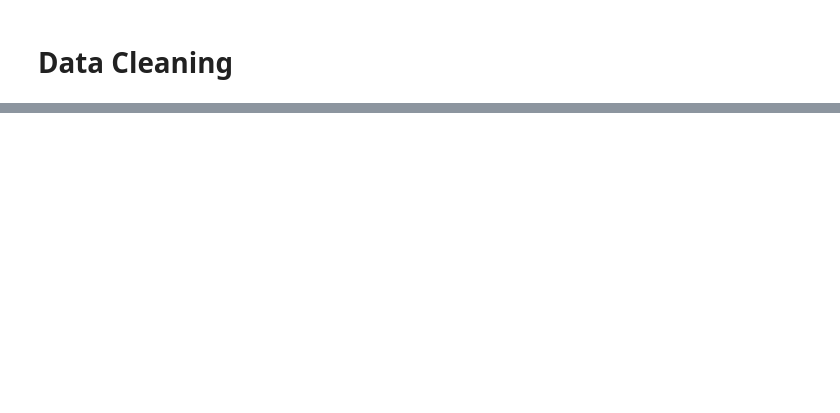
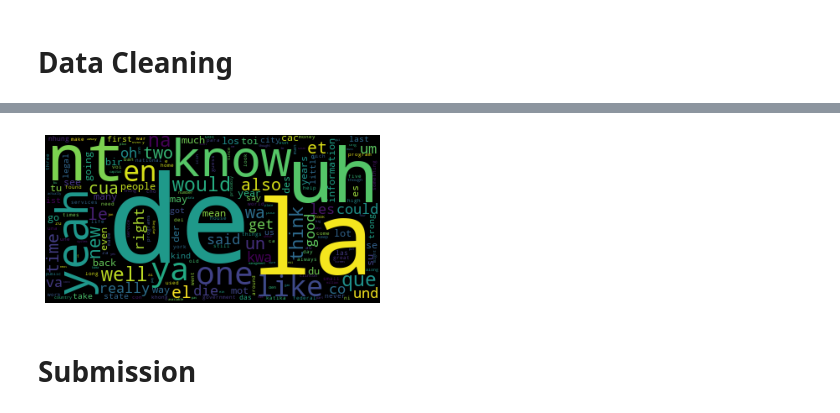
Before and after one commit to jtvkw2/Watson-Text-Analysis, a Jupyter notebook: Watson Text analysis.ipynb, the cells around one changed output, grey strips where cells are left out. Cells and saved outputs as stored; diff of their text form; code cells hidden in the pictures; blank space fills up the shorter version.

Commit message:
Added basic word processing

```diff
--- a/Watson Text analysis.ipynb
+++ b/Watson Text analysis.ipynb
@@ -40,0 +138,7 @@ FileNotFoundError: [Errno 2] No such file or directory: 'kaggle/input/contradict
+# %%
+vocabulary = []
+new_train = []
+for text in train['premise']:
+    new_text = preprocess(text)
+    vocabulary.append(new_text)
+    new_train.append(' '.join(new_text))
@@ -40,0 +171,5 @@ FileNotFoundError: [Errno 2] No such file or directory: 'kaggle/input/contradict
+# %%
+tokens = [item for sublist in vocabulary for item in sublist]
+print(len(tokens))
+frequency_dist = nltk.FreqDist(tokens)
+sorted(frequency_dist,key=frequency_dist.__getitem__, reverse=True)[0:50]
@@ -40,0 +195,10 @@ FileNotFoundError: [Errno 2] No such file or directory: 'kaggle/input/contradict
+# %%
+wordcloud = WordCloud().generate_from_frequencies(frequency_dist)
+plt.imshow(wordcloud)
+plt.axis("off")
+plt.show()
+# %% [output]
+[figure, added]
+# %% [markdown]
+<a id = "submission"></a>
+# Submission
```
Also changed, not shown: parts of 13 cells of this notebook.
